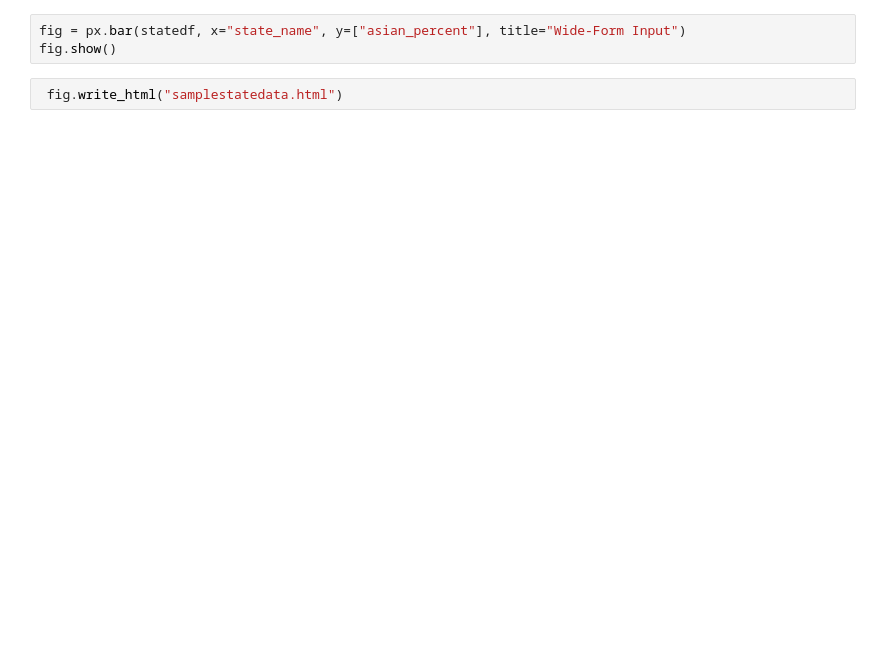
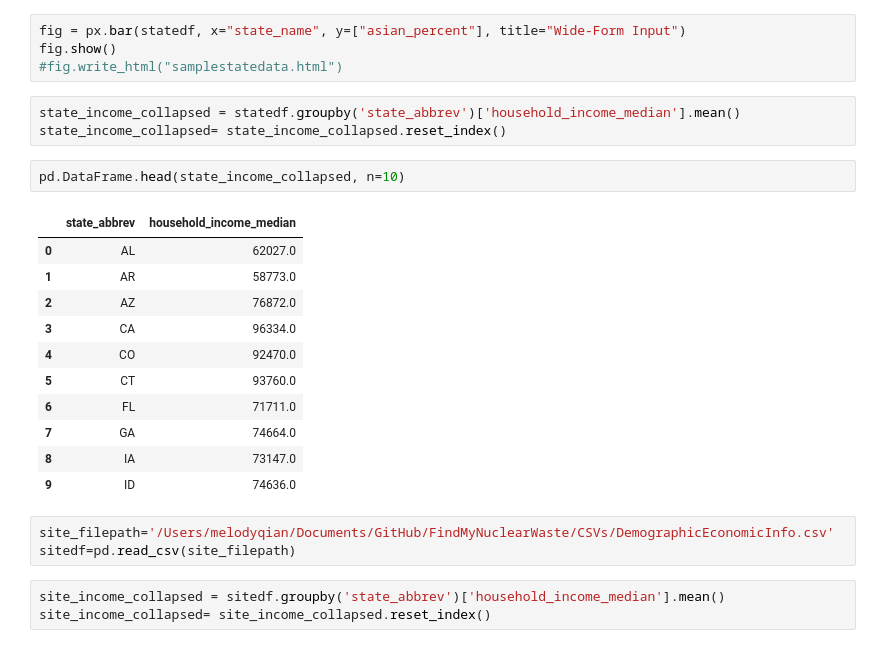
Before and after one commit to mqian93/FindMyNuclearWaste, a Jupyter notebook: melody/tryplotly.ipynb, the cells around one changed output. Cells and saved outputs as stored; diff of their text form; blank space fills up the shorter version.

```diff
--- a/melody/tryplotly.ipynb
+++ b/melody/tryplotly.ipynb
@@ -25,5 +26,27 @@ pd.DataFrame.head(statedf, n=10)
 # %%
 fig = px.bar(statedf, x="state_name", y=["asian_percent"], title="Wide-Form Input")
 fig.show()
+#fig.write_html("samplestatedata.html")
 # %%
- fig.write_html("samplestatedata.html")
+state_income_collapsed = statedf.groupby('state_abbrev')['household_income_median'].mean()
+state_income_collapsed= state_income_collapsed.reset_index()
+# %%
+pd.DataFrame.head(state_income_collapsed, n=10)
+# %% [output]
+|  | state_abbrev | household_income_median |
+| 0 | AL | 62027.0 |
+| 1 | AR | 58773.0 |
+| 2 | AZ | 76872.0 |
+| 3 | CA | 96334.0 |
+| 4 | CO | 92470.0 |
+| 5 | CT | 93760.0 |
+| 6 | FL | 71711.0 |
+| 7 | GA | 74664.0 |
+| 8 | IA | 73147.0 |
+| 9 | ID | 74636.0 |
+# %%
+site_filepath='/Users/melodyqian/Documents/GitHub/FindMyNuclearWaste/CSVs/DemographicEconomicInfo.csv'
+sitedf=pd.read_csv(site_filepath)
+# %%
+site_income_collapsed = sitedf.groupby('state_abbrev')['household_income_median'].mean()
+site_income_collapsed= site_income_collapsed.reset_index()
```
Also changed, not shown: parts of 10 cells of this notebook, 5 other files.
